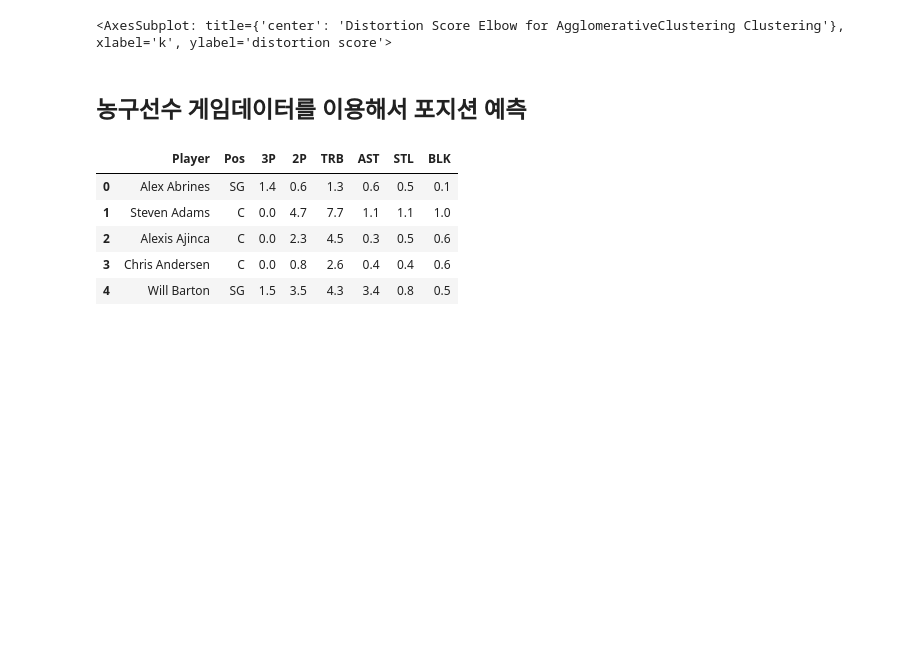
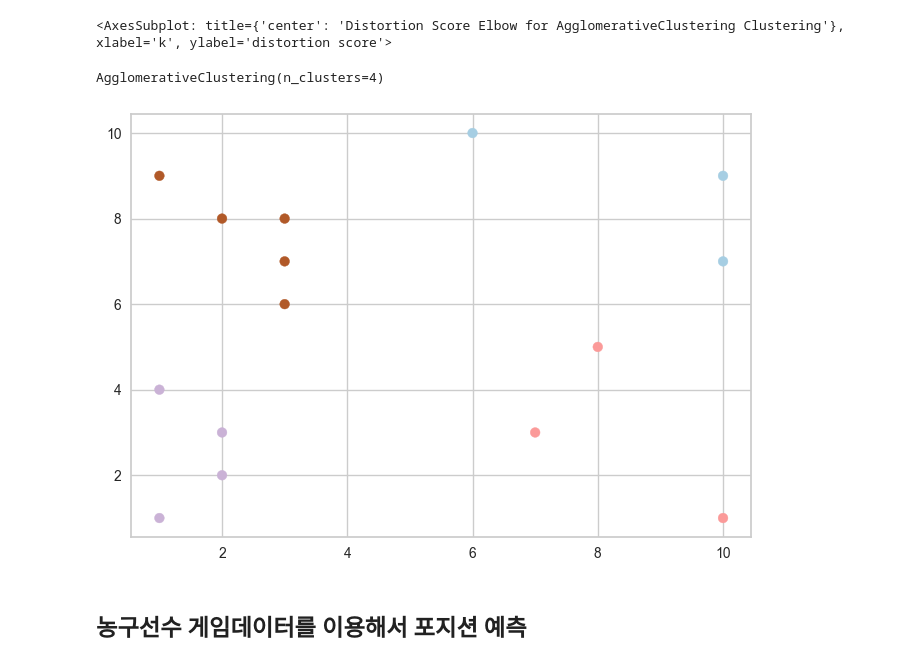
Before and after one commit to Dongcoon/ML, a Jupyter notebook: 21hierarchy.ipynb, the cells around one changed output. Cells and saved outputs as stored; diff of their text form; code cells hidden in the pictures; blank space fills up the shorter version.

```diff
--- a/21hierarchy.ipynb
+++ b/21hierarchy.ipynb
@@ -296,15 +300,19 @@ visualizer.show()
 # %% [output]
 [figure]
 <AxesSubplot: title={'center': 'Distortion Score Elbow for AgglomerativeClustering Clustering'}, xlabel='k', ylabel='distortion score'>
+# %%
+ac = AgglomerativeClustering(n_clusters=4, affinity='euclidean',linkage='ward')
+ac.fit(data)
+# %% [output]
+AgglomerativeClustering(n_clusters=4)
+# %%
+plt.scatter(data.iloc[:,0], data.iloc[:,1], c=ac.labels_, cmap='Paired')
+plt.show()
+# %% [output]
+[figure, added]
 # %% [markdown]
 ## 농구선수 게임데이터를 이용해서 포지션 예측
 # %%
 bbp = pd.read_csv('data/bbplayer.csv')
-bbp.head()
+data = bbp.iloc[:,2:8]
+linked = linkage(data, method='ward')
-# %% [output]
-|  | Player | Pos | 3P | 2P | TRB | AST | STL | BLK |
-| 0 | Alex Abrines | SG | 1.4 | 0.6 | 1.3 | 0.6 | 0.5 | 0.1 |
-| 1 | Steven Adams | C | 0.0 | 4.7 | 7.7 | 1.1 | 1.1 | 1.0 |
-| 2 | Alexis Ajinca | C | 0.0 | 2.3 | 4.5 | 0.3 | 0.5 | 0.6 |
-| 3 | Chris Andersen | C | 0.0 | 0.8 | 2.6 | 0.4 | 0.4 | 0.6 |
-| 4 | Will Barton | SG | 1.5 | 3.5 | 4.3 | 3.4 | 0.8 | 0.5 |
```
Also changed, not shown: parts of 25 cells of this notebook, 1 other file.
